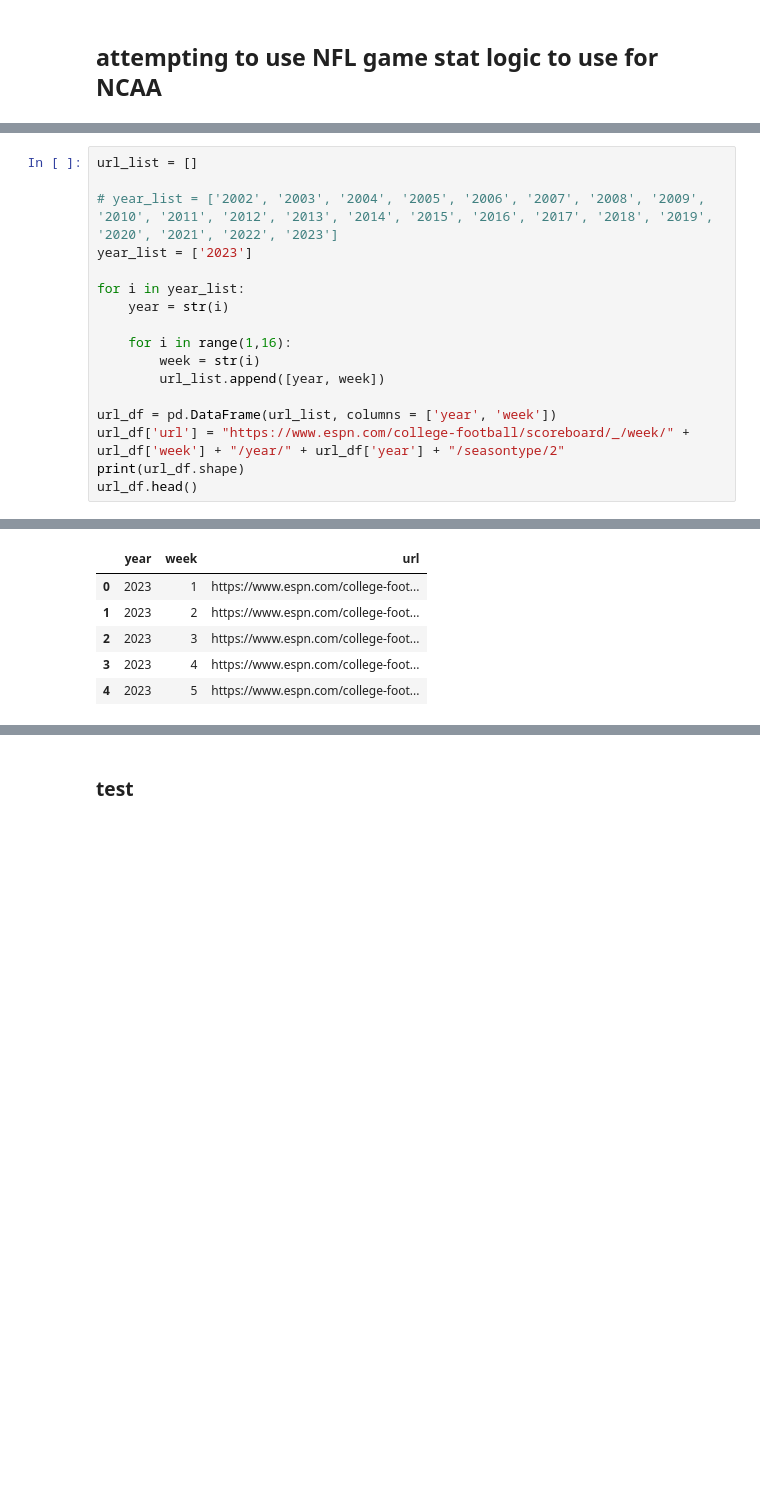
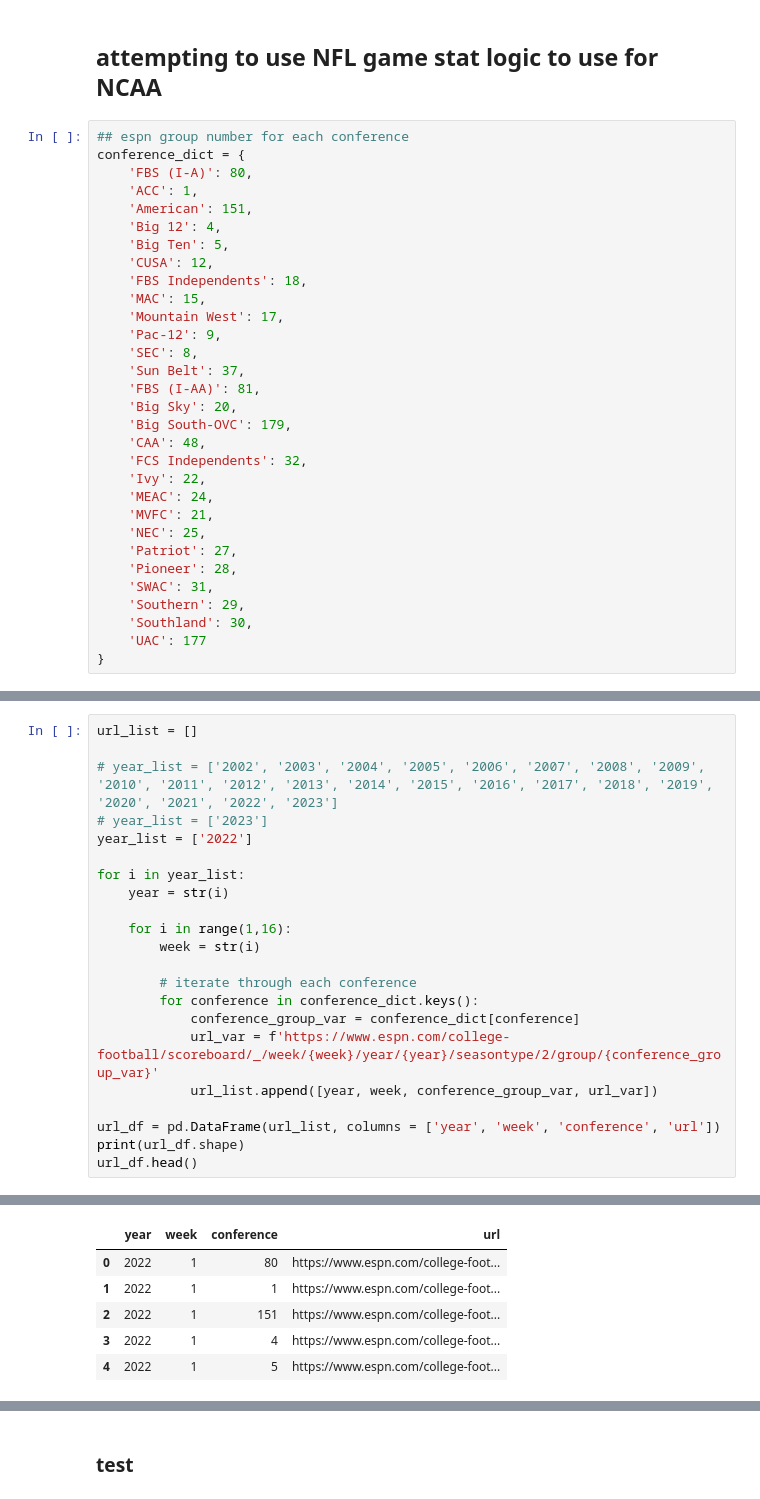
Before and after one commit to lawson-roberts/historical-odds-analysis, a Jupyter notebook: ncaa_stats_crawler.ipynb, the cells around one changed output, grey strips where cells are left out. Drawn from its saved outputs; the diff is of its cells as text; blank space fills up the shorter version.

```diff
--- a/ncaa_stats_crawler.ipynb
+++ b/ncaa_stats_crawler.ipynb
@@ -23,2 +40,33 @@ odds_df.head()
 # %% [markdown]
 ## **attempting to use NFL game stat logic to use for NCAA**
+# %%
+## espn group number for each conference
+conference_dict = {
+    'FBS (I-A)': 80,
+    'ACC': 1,
+    'American': 151,
+    'Big 12': 4,
+    'Big Ten': 5,
+    'CUSA': 12,
+    'FBS Independents': 18,
+    'MAC': 15,
+    'Mountain West': 17,
+    'Pac-12': 9,
+    'SEC': 8,
+    'Sun Belt': 37,
+    'FBS (I-AA)': 81,
+    'Big Sky': 20,
+    'Big South-OVC': 179,
+    'CAA': 48,
+    'FCS Independents': 32,
+    'Ivy': 22,
+    'MEAC': 24,
+    'MVFC': 21,
+    'NEC': 25,
+    'Patriot': 27,
+    'Pioneer': 28,
+    'SWAC': 31,
+    'Southern': 29,
+    'Southland': 30,
+    'UAC': 177
+}
@@ -26,17 +78,22 @@ odds_df.head()
 url_list = []
 
 # year_list = ['2002', '2003', '2004', '2005', '2006', '2007', '2008', '2009', '2010', '2011', '2012', '2013', '2014', '2015', '2016', '2017', '2018', '2019', '2020', '2021', '2022', '2023']
-year_list = ['2023']
+# year_list = ['2023']
+year_list = ['2022']
 
 for i in year_list:
     year = str(i)
 
     for i in range(1,16):
         week = str(i)
-        url_list.append([year, week])
 
-url_df = pd.DataFrame(url_list, columns = ['year', 'week'])
-url_df['url'] = "https://www.espn.com/college-football/scoreboard/_/week/" + url_df['week'] + "/year/" + url_df['year'] + "/seasontype/2"
+        # iterate through each conference
+        for conference in conference_dict.keys():
+            conference_group_var = conference_dict[conference]
+            url_var = f'https://www.espn.com/college-football/scoreboard/_/week/{week}/year/{year}/seasontype/2/group/{conference_group_var}'
+            url_list.append([year, week, conference_group_var, url_var])
+
+url_df = pd.DataFrame(url_list, columns = ['year', 'week', 'conference', 'url'])
 print(url_df.shape)
 url_df.head()
 # %% [output]
@@ -44,6 +101,6 @@ url_df.head()
-|  | year | week | url |
-| 0 | 2023 | 1 | https://www.espn.com/college-foot... |
-| 1 | 2023 | 2 | https://www.espn.com/college-foot... |
-| 2 | 2023 | 3 | https://www.espn.com/college-foot... |
-| 3 | 2023 | 4 | https://www.espn.com/college-foot... |
-| 4 | 2023 | 5 | https://www.espn.com/college-foot... |
+|  | year | week | conference | url |
+| 0 | 2022 | 1 | 80 | https://www.espn.com/college-foot... |
+| 1 | 2022 | 1 | 1 | https://www.espn.com/college-foot... |
+| 2 | 2022 | 1 | 151 | https://www.espn.com/college-foot... |
+| 3 | 2022 | 1 | 4 | https://www.espn.com/college-foot... |
+| 4 | 2022 | 1 | 5 | https://www.espn.com/college-foot... |
```
Also changed, not shown: parts of 42 cells of this notebook, 7 other files.
